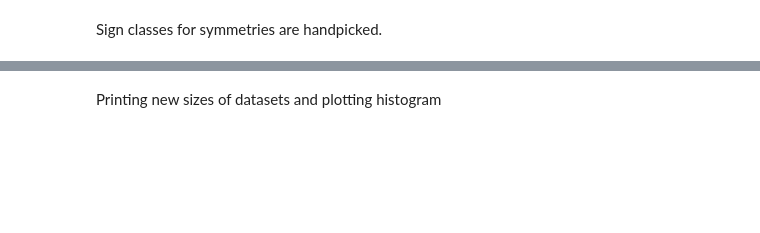
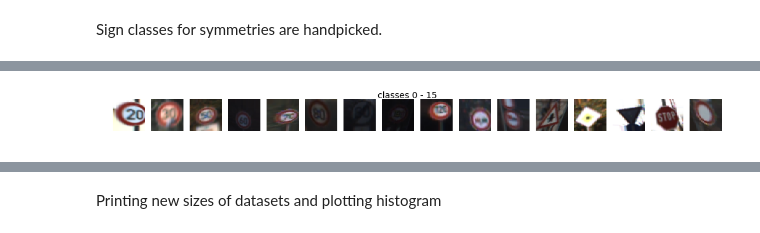
Before and after one commit to MaxEtzo/SDC-Traffic-Signs-Classifier, a Jupyter notebook: Traffic_Sign_Classifier.ipynb, the cells around one changed output, grey strips where cells are left out. Drawn from its saved outputs; the diff is of its cells as text; code cells hidden in the pictures; blank space fills up the shorter version.

```diff
--- a/Traffic_Sign_Classifier.ipynb
+++ b/Traffic_Sign_Classifier.ipynb
@@ -322,0 +337,92 @@ X_valid, y_valid = extend_set(X_valid, y_valid)
+# %%
+from collections import Counter
+import cv2
+
+def perspective_transform(x):
+    # anchor points for transformation
+    row, col = x.shape[0:2]
+    pts = np.float32([[0,0],[0,col],[row,0],[row,col]])
+    shift = 8;
+    new_pts = pts + np.float32(np.random.uniform(-shift, shift, pts.shape))
+    T = cv2.getPerspectiveTransform(pts, new_pts)
+    x_trans = cv2.warpPerspective(x,T,(col,row),borderMode=cv2.BORDER_REPLICATE)
+    return x_trans
+
+def perspective_extend(X, y):
+    '''returns extended dataset based on affine transformations
+    scales most frequent class by 1.05. least frequenty by 8
+    '''
+    c = Counter(y)
+    max_cnt = c[max(c, key=c.get)]
+    min_cnt = c[min(c, key=c.get)]
+    diff    = max_cnt - min_cnt
+    # new upper and lower boundary
+    upper_bnd = 1.05 * max_cnt
+    lower_bnd = 8.00 * min_cnt
+
+    # 1. setup scale factor for each sign class
+    # 2. each sample is copied copy_no: int(scale - 1) times
+    # 3. remaining portion is randomly choosen from original dataset
+    # 4. total: number of newly generated samples
+    scale   = np.ones(n_classes, dtype=np.float32)
+    copy_no = np.zeros(n_classes, dtype=np.int32)
+    remain  = np.zeros(n_classes, dtype=np.int32)
+    total   = 0
+    for sign_id in range(n_classes):
+        cnt = c[sign_id]
+        scale[sign_id] = ((upper_bnd - lower_bnd)*(cnt - min_cnt)/diff + lower_bnd)/cnt
+        copy_no[sign_id] = np.int(scale[sign_id] - 1)
+        remain[sign_id] = np.int((scale[sign_id] - copy_no[sign_id] - 1)*cnt)
+        total += cnt * copy_no[sign_id] + remain[sign_id]
+
+    X_ext = np.empty([total, X.shape[1], X.shape[2], X.shape[3]], dtype = X.dtype)
+    y_ext = np.empty([total], dtype = y.dtype)
+    ind   = 0
+    for sign_id in range(n_classes):
+        X_sign = X[y == sign_id]
+        # each sample of a sign is copied int(scale) times
+        # remaining portion is randomly choosen
+        for x in X_sign:
+            for i in range(copy_no[sign_id]):
+                x_trans = perspective_transform(x)
+                X_ext[ind] = np.reshape(x_trans, (1, x.shape[0], x.shape[1], x.shape[2]))
+                y_ext[ind] = sign_id
+                ind += 1
+
+        X_rem = X_sign[np.random.choice([idx for idx in range(c[sign_id])], remain[sign_id]),:]
+        for x in X_rem:
+            x_trans = perspective_transform(x)
+            X_ext[ind] = np.reshape(x_trans, (1, x.shape[0], x.shape[1], x.shape[2]))
+            y_ext[ind] = sign_id
+            ind += 1
+
+    #X_ext = add_gauss(X_ext, mean = 0, var = 0.0002, trunc=True)
+
+    return X_ext, y_ext
+
+t_start = time.time()
+X_ext, y_ext = perspective_extend(X_train, y_train)
+t_end = time.time()
+print('Symmetry extension of training dataset took {:6.2f}s'.format(t_end - t_start))
+draw_all(X_ext, y_ext)
+X_train = np.append(X_train, X_ext, axis = 0)
+y_train = np.append(y_train, y_ext, axis = 0)
+
+#t_start = time.time()
+#X_ext, y_ext = perspective_extend(X_valid, y_valid)
+#X_valid = np.append(X_valid, X_ext, axis = 0)
+#y_valid = np.append(y_valid, y_ext, axis = 0)
+#t_end = time.time()
+#print('Symmetry extension of validation dataset took {:6.2f}s'.format(t_end - t_start))
+
+# we want to preserve original test dataset
+#t_start = time.time()
+#X_ext, y_ext = perspective_extend(X_test, y_test)
+#X_test_ext = np.append(X_test, X_ext, axis = 0)
+#y_test_ext = np.append(y_test, y_ext, axis = 0)
+#t_end = time.time()
+#print('Symmetry extension of test dataset took {:6.2f}s'.format(t_end - t_start))
+
+#X_valid, y_valid = perspective_extend(X_valid, y_valid)
+#X_test, y_test = perspective_extend(X_test, y_test)
+# %% [output]
@@ -322,0 +431 @@ X_valid, y_valid = extend_set(X_valid, y_valid)
+[figure, added]
```
Also changed, not shown: parts of 33 cells of this notebook, 10 other files.
